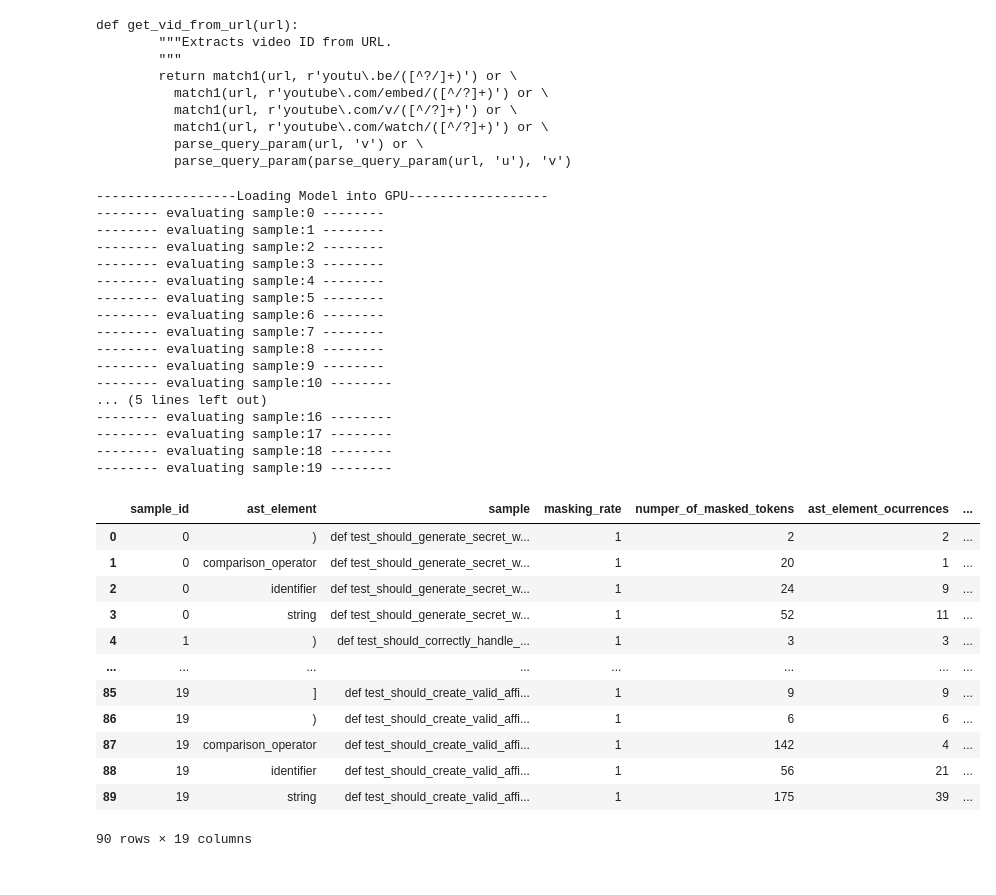
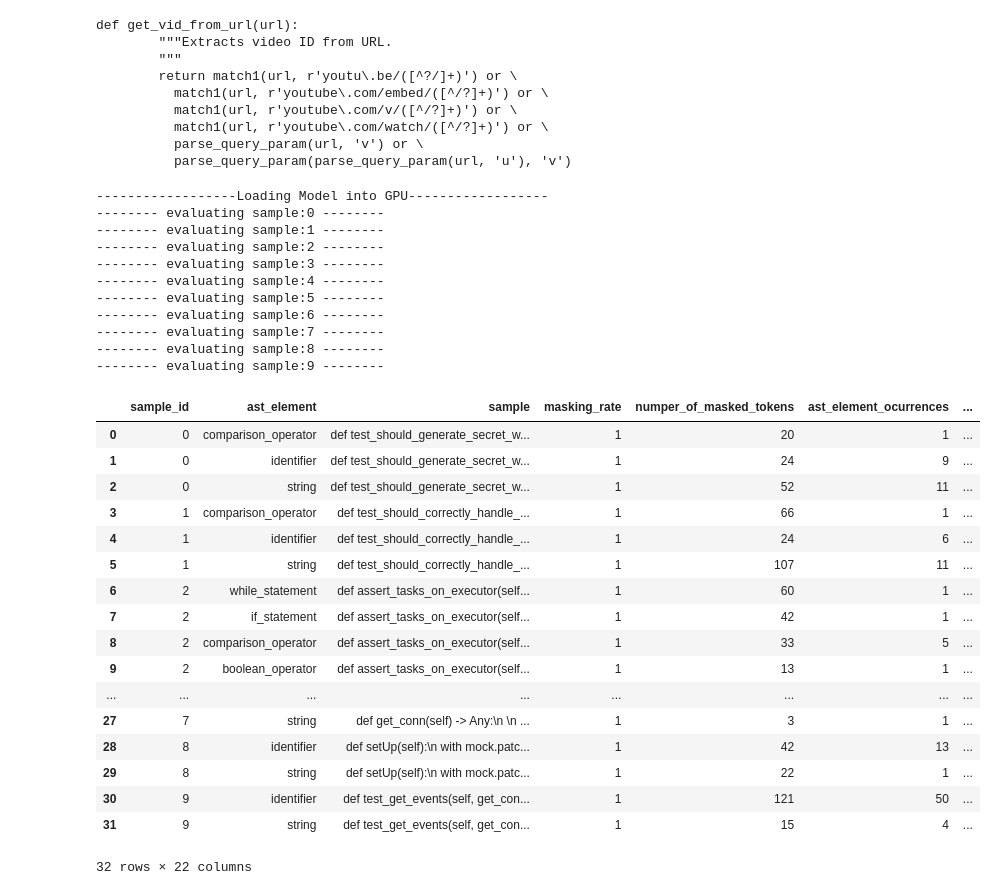
Before and after one commit to WM-SEMERU/SyntaxEval, a Jupyter notebook: nbs/evaluator.ipynb, the cells around one changed output. Drawn from its saved outputs; the diff is of its cells as text; code cells hidden in the pictures.

Commit message:
Added random sampling rate

```diff
--- a/nbs/evaluator.ipynb
+++ b/nbs/evaluator.ipynb
@@ -30,15 +30,16 @@ class Evaluator:
         self.judge = Judge(self.tokenizer)
         self.save_path = save_path
 
-    def __call__(self, test_set, concepts: list, masking_rate: float, code_field: str):
-        result_list = self.evaluate_concepts_in_test_set(concepts, test_set, masking_rate, code_field)
+    def __call__(self, test_set, concepts: list, masking_rate: float, code_field: str, random_sampling: int):
+        result_list = self.evaluate_concepts_in_test_set(concepts, test_set, masking_rate, code_field, random_sampling)
         return self.save_checkpoint(result_list)
 
     def save_checkpoint(self, result_list: list):
         results_dataframe = pd.DataFrame([], columns=[
             'sample_id', 'ast_element', 'sample', 'masking_rate', 'numper_of_masked_tokens',
             'ast_element_ocurrences','mask_jaccard', 'mask_sorensen_dice', 'mask_levenshtein',
-            'mask_random_jaccard', 'mask_random_sorensen_dice', 'mask_random_levenshtein',
+            'mask_random_avg_jaccard', 'mask_random_avg_sorensen_dice', 'mask_random_avg_levenshtein',
+            'mask_random_std_jaccard', 'mask_random_std_sorensen_dice', 'mask_random_std_levenshtein',
             'n_ast_errors', 'ast_levels', 'n_whitespaces_', 'complexity', 'nloc', 'token_counts', 'n_ast_nodes' #CONFOUNDERS
             ])
         for result_index, result in enumerate(result_list):
@@ -114,21 +115,29 @@ class Evaluator:
             results.append([0, prediction_results[0], prediction_results[1], prediction_results[2]])
         return results
 
-    def evaluate_concepts_in_test_set(self, concepts: list, test_set, masking_rate: float, code_field: str):
+    def evaluate_concepts_in_test_set(self, concepts: list, test_set, masking_rate: float, code_field: str, random_sampling: int):
         test_set_results = []
         for sample_index, sample in enumerate(test_set):
             print('-------- evaluating sample:'+str(sample_index)+' --------')
             for concept in concepts:
                 concept_mask_results, number_of_masked_tokens = self.evaluate_node_type_on_snippet(sample[code_field], self.tokenizer.node_types.index(concept), 1, masking_rate)
-                random_mask_results = self.evaluate_random_mask_on_snippet(sample[code_field], 1, number_of_masked_tokens)
+
+                random_mask_results = [[],[],[]]
+                for idx in range(0, random_sampling):
+                    random_mask_result = self.evaluate_random_mask_on_snippet(sample[code_field], 1, number_of_masked_tokens)
+                    random_mask_results[0].append(random_mask_result[0][1])
+                    random_mask_results[1].append(random_mask_result[0][2])
+                    random_mask_results[2].append(random_mask_result[0][3])
+
                 if len(concept_mask_results)>0:
                     'n_ast_errors', 'ast_levels', 'n_whitespaces_', 'complexity', 'nloc', 'token_counts', 'n_ast_nodes'
                     test_set_results.append([sample_index, concept, sample[code_field], masking_rate, number_of_masked_tokens,
                                             concept_mask_results[0][0], concept_mask_results[0][1], concept_mask_results[0][2], concept_mask_results[0][3],
-                                            random_mask_results[0][1], random_mask_results[0][2], random_mask_results[0][3],
+                                            statistics.mean(random_mask_results[0]), statistics.mean(random_mask_results[1]), statistics.mean(random_mask_results[2]),
+                                            statistics.stdev(random_mask_results[0]), statistics.stdev(random_mask_results[1]), statistics.stdev(random_mask_results[2]),
                                             sample['n_ast_errors'], sample['ast_levels'], sample['n_whitespaces_'], sample['complexity'], sample['nloc'], sample['token_counts'], sample['n_ast_nodes'] #CONFOUNDERS
                                             ])
-                    if sample_index % 1000 == 0:
+                    if sample_index % 100 == 0:
                         self.save_checkpoint(test_set_results)
         self.save_checkpoint(test_set_results)
         return test_set_results
@@ -297,52 +306,51 @@ test_set += json.load(open('/workspaces/CodeCheckList/semeru-datasets/galeras_cu
 #test_set += json.load(open('/workspaces/CodeCheckList/semeru-datasets/galeras_previews_iteration_bk/combinedDataset/dataset1.json',))
 
 test_set = utils.get_test_sets_galeras(test_set, python_language, max_token_number, bert_tokenizer)
-test_set = test_set[:20]
+test_set = test_set[:10]
 # %%
 #|eval: false
 number_of_predictions = 3
 checkpoint = "huggingface/CodeBERTa-small-v1"
 python_language = "python"
 masking_rate = 1
 
 evaluator = Evaluator(checkpoint, python_language, gpu_available=True)
 
 #results_dataframe = evaluator(test_set, number_of_predictions, masking_rate)
-concepts = ['for_statement', 'while_statement', 'return_statement', ']', ')', 'if_statement', 'comparison_operator', 'boolean_operator', 'for_in_clause', 'if_clause', 'list_comprehension', 'lambda', 'identifier' ,'string']
-results_dataframe = evaluator(test_set, concepts, masking_rate, 'code')
+concepts = ['for_statement', 'while_statement', 'return_statement', 'if_statement', 'comparison_operator', 'boolean_operator', 'for_in_clause', 'if_clause', 'identifier' ,'string']
+results_dataframe = evaluator(test_set, concepts, masking_rate, 'code', 15)
 #results_dataframe = evaluator(test_set, bert_tokenizer.node_types, masking_rate, 'code')
 
 #results_dataframe.sort_values(by=['occurences'], ascending=False)
 
 results_dataframe
 # %% [output]
 ------------------Loading Model into GPU------------------
 -------- evaluating sample:0 --------
 -------- evaluating sample:1 --------
 -------- evaluating sample:2 --------
 -------- evaluating sample:3 --------
 -------- evaluating sample:4 --------
 -------- evaluating sample:5 --------
 -------- evaluating sample:6 --------
 -------- evaluating sample:7 --------
 -------- evaluating sample:8 --------
 -------- evaluating sample:9 --------
--------- evaluating sample:10 --------
-... (5 lines left out)
--------- evaluating sample:16 --------
--------- evaluating sample:17 --------
--------- evaluating sample:18 --------
--------- evaluating sample:19 --------
 |  | sample_id | ast_element | sample | masking_rate | numper_of_masked_tokens | ast_element_ocurrences | ... |
-| 0 | 0 | ) | def test_should_generate_secret_w... | 1 | 2 | 2 | ... |
-| 1 | 0 | comparison_operator | def test_should_generate_secret_w... | 1 | 20 | 1 | ... |
-| 2 | 0 | identifier | def test_should_generate_secret_w... | 1 | 24 | 9 | ... |
-| 3 | 0 | string | def test_should_generate_secret_w... | 1 | 52 | 11 | ... |
-| 4 | 1 | ) | def test_should_correctly_handle_... | 1 | 3 | 3 | ... |
+| 0 | 0 | comparison_operator | def test_should_generate_secret_w... | 1 | 20 | 1 | ... |
+| 1 | 0 | identifier | def test_should_generate_secret_w... | 1 | 24 | 9 | ... |
+| 2 | 0 | string | def test_should_generate_secret_w... | 1 | 52 | 11 | ... |
+| 3 | 1 | comparison_operator | def test_should_correctly_handle_... | 1 | 66 | 1 | ... |
+| 4 | 1 | identifier | def test_should_correctly_handle_... | 1 | 24 | 6 | ... |
+| 5 | 1 | string | def test_should_correctly_handle_... | 1 | 107 | 11 | ... |
+| 6 | 2 | while_statement | def assert_tasks_on_executor(self... | 1 | 60 | 1 | ... |
+| 7 | 2 | if_statement | def assert_tasks_on_executor(self... | 1 | 42 | 1 | ... |
+| 8 | 2 | comparison_operator | def assert_tasks_on_executor(self... | 1 | 33 | 5 | ... |
+| 9 | 2 | boolean_operator | def assert_tasks_on_executor(self... | 1 | 13 | 1 | ... |
 | ... | ... | ... | ... | ... | ... | ... | ... |
-| 85 | 19 | ] | def test_should_create_valid_affi... | 1 | 9 | 9 | ... |
-| 86 | 19 | ) | def test_should_create_valid_affi... | 1 | 6 | 6 | ... |
-| 87 | 19 | comparison_operator | def test_should_create_valid_affi... | 1 | 142 | 4 | ... |
-| 88 | 19 | identifier | def test_should_create_valid_affi... | 1 | 56 | 21 | ... |
-| 89 | 19 | string | def test_should_create_valid_affi... | 1 | 175 | 39 | ... |
+| 27 | 7 | string | def get_conn(self) -> Any:\n \n ... | 1 | 3 | 1 | ... |
+| 28 | 8 | identifier | def setUp(self):\n with mock.patc... | 1 | 42 | 13 | ... |
+| 29 | 8 | string | def setUp(self):\n with mock.patc... | 1 | 22 | 1 | ... |
+| 30 | 9 | identifier | def test_get_events(self, get_con... | 1 | 121 | 50 | ... |
+| 31 | 9 | string | def test_get_events(self, get_con... | 1 | 15 | 4 | ... |
-90 rows × 19 columns
+32 rows × 22 columns
```
Also changed, not shown: parts of 1 cell of this notebook, 2 other files.
